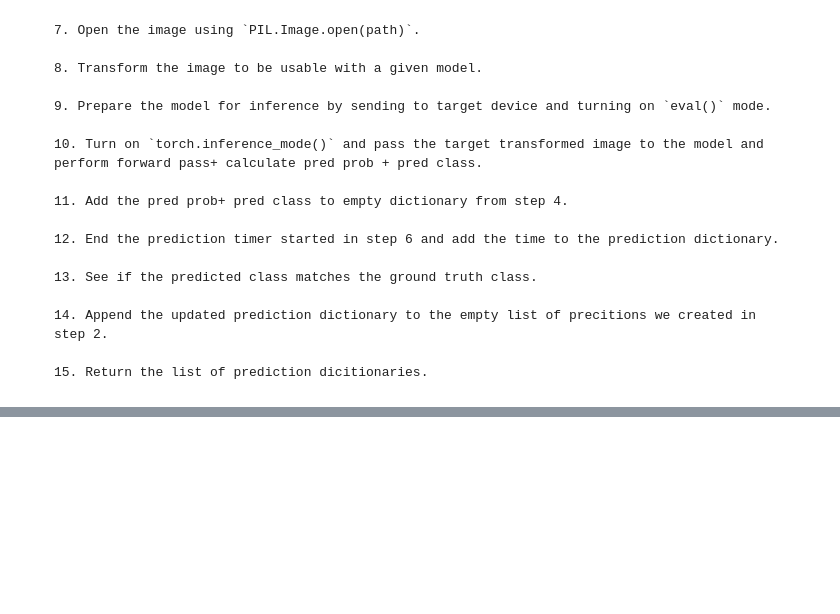
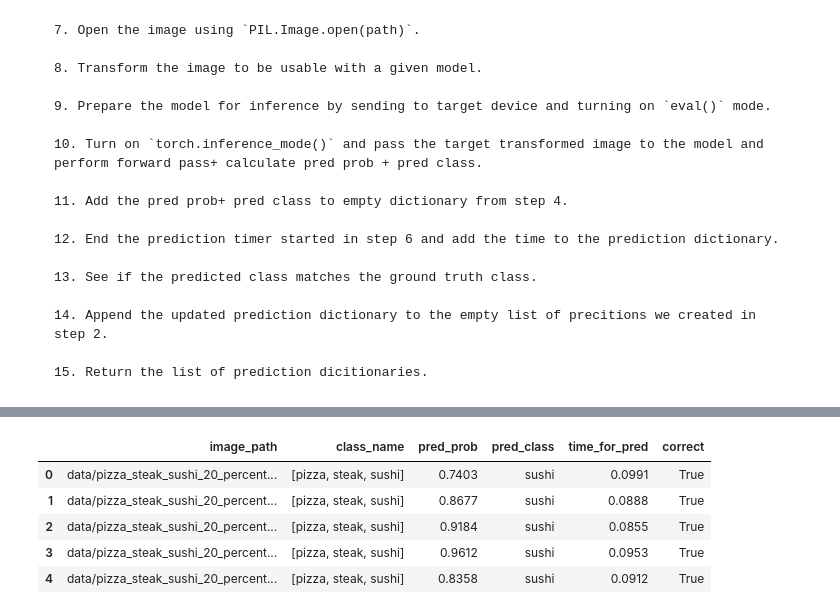
Before and after one commit to shivabasnet85/learning-pytorch-journey, a Jupyter notebook: 09_pytorch_model_deployment.ipynb, the cells around one changed output, grey strips where cells are left out. Drawn from its saved outputs; the diff is of its cells as text; code cells hidden in the pictures; blank space fills up the shorter version.

```diff
--- a/09_pytorch_model_deployment.ipynb
+++ b/09_pytorch_model_deployment.ipynb
@@ -588,12 +589,19 @@ def pred_and_store(paths: List[pathlib.Path],
             pred_label = torch.argmax(pred_prob, dim=1) # turn prediction probability into prediction label
             pred_class = class_names[pred_label.cpu()] # hardcode prediction class to be on CPU(python variable live on CPU)
 
-        # 11. Add the pred prob+ pred class to empty dictionary from step 4.
-        pred_dict["pred_prob"] = round(pred_prob.unsqueeze(0).max().cpu().item(), 4)
-        pred_dict["pred_class"] = pred_class
+            # 11. Add the pred prob+ pred class to empty dictionary from step 4.
+            pred_dict["pred_prob"] = round(pred_prob.unsqueeze(0).max().cpu().item(), 4)
+            pred_dict["pred_class"] = pred_class
 
-        # 12. End the prediction timer started in step 6 and add the time to the prediction dictionary.
-        end_time = timer()
-        pred_dict["time_for_pred"] = round(end_time - start_time, 4)
+            # 12. End the prediction timer started in step 6 and add the time to the prediction dictionary.
+            end_time = timer()
+            pred_dict["time_for_pred"] = round(end_time - start_time, 4)
 
-        13. See if the predicted class matches the ground truth class.
+        # 13. See if the predicted class matches the ground truth class.
+            pred_dict["correct"] = class_name == pred_class
+
+        # 14. Append the updated prediction dictionary to the empty list of precitions we created in step 2.
+        pred_list.append(pred_dict)
+
+    # 15. Return the list of prediction dicitionaries.
+    return pred_list
@@ -599,0 +618,7 @@ def pred_and_store(paths: List[pathlib.Path],
+# %%
+# Make predictions test dataset with EffNetB2
+effnetb2_test_pred_dicts = pred_and_store(paths=test_data_paths,
+                                     model=effnetb2,
+                                     transform=effnetb2_transforms,
+                                     class_names=class_names,
+                                     device="cpu")# hardcore predictions happen on cpu
@@ -599,0 +640,13 @@ def pred_and_store(paths: List[pathlib.Path],
+# %%
+# Turn the test_pred_dicts into a DataFrame
+import pandas as pd
+
+effnetb2_test_pred_df = pd.DataFrame(effnetb2_test_pred_dicts)
+effnetb2_test_pred_df.head()
+# %% [output]
+|  | image_path | class_name | pred_prob | pred_class | time_for_pred | correct |
+| 0 | data/pizza_steak_sushi_20_percent... | [pizza, steak, sushi] | 0.7403 | sushi | 0.0991 | True |
+| 1 | data/pizza_steak_sushi_20_percent... | [pizza, steak, sushi] | 0.8677 | sushi | 0.0888 | True |
+| 2 | data/pizza_steak_sushi_20_percent... | [pizza, steak, sushi] | 0.9184 | sushi | 0.0855 | True |
+| 3 | data/pizza_steak_sushi_20_percent... | [pizza, steak, sushi] | 0.9612 | sushi | 0.0953 | True |
+| 4 | data/pizza_steak_sushi_20_percent... | [pizza, steak, sushi] | 0.8358 | sushi | 0.0912 | True |
```
Also changed, not shown: parts of 15 cells of this notebook.
